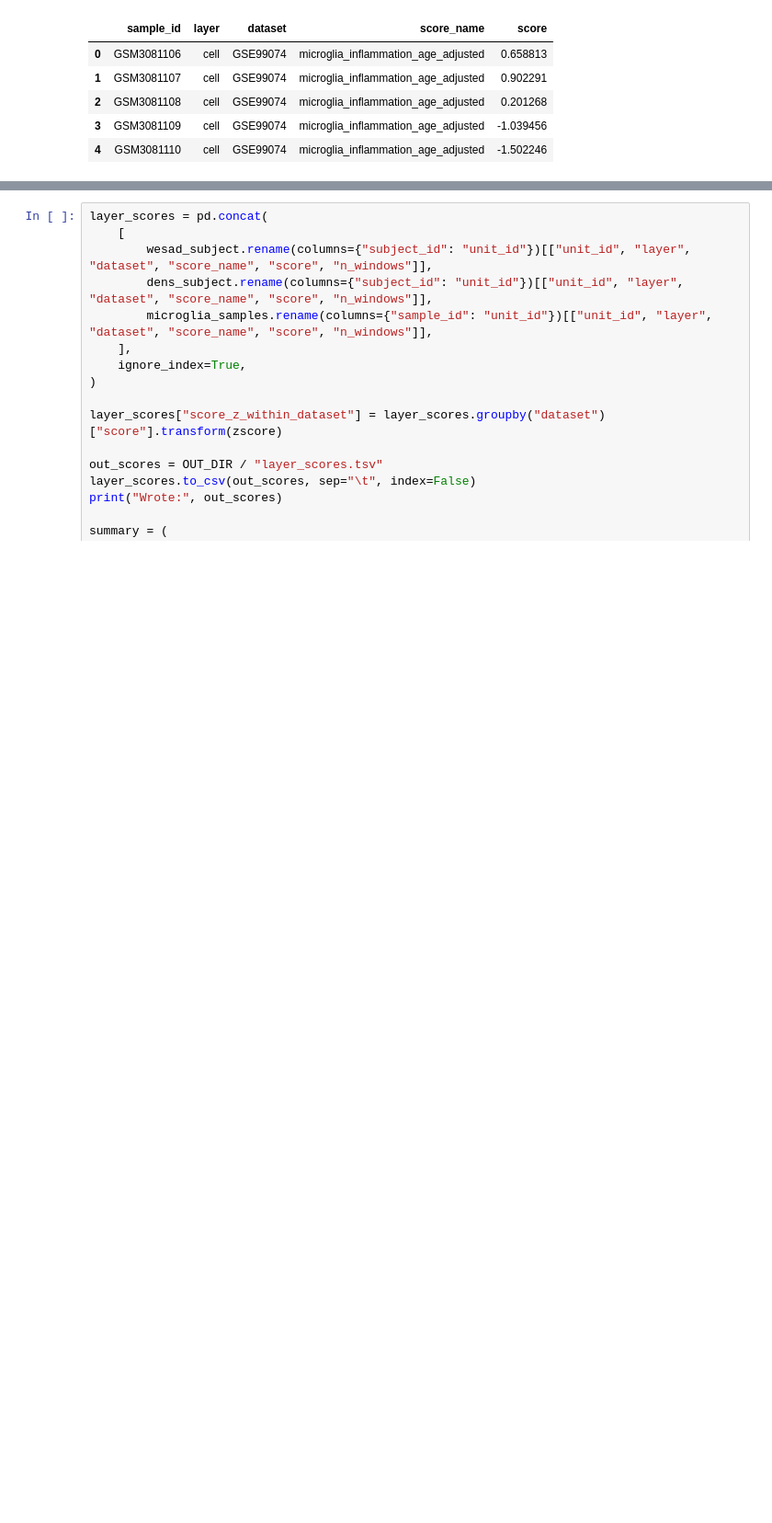
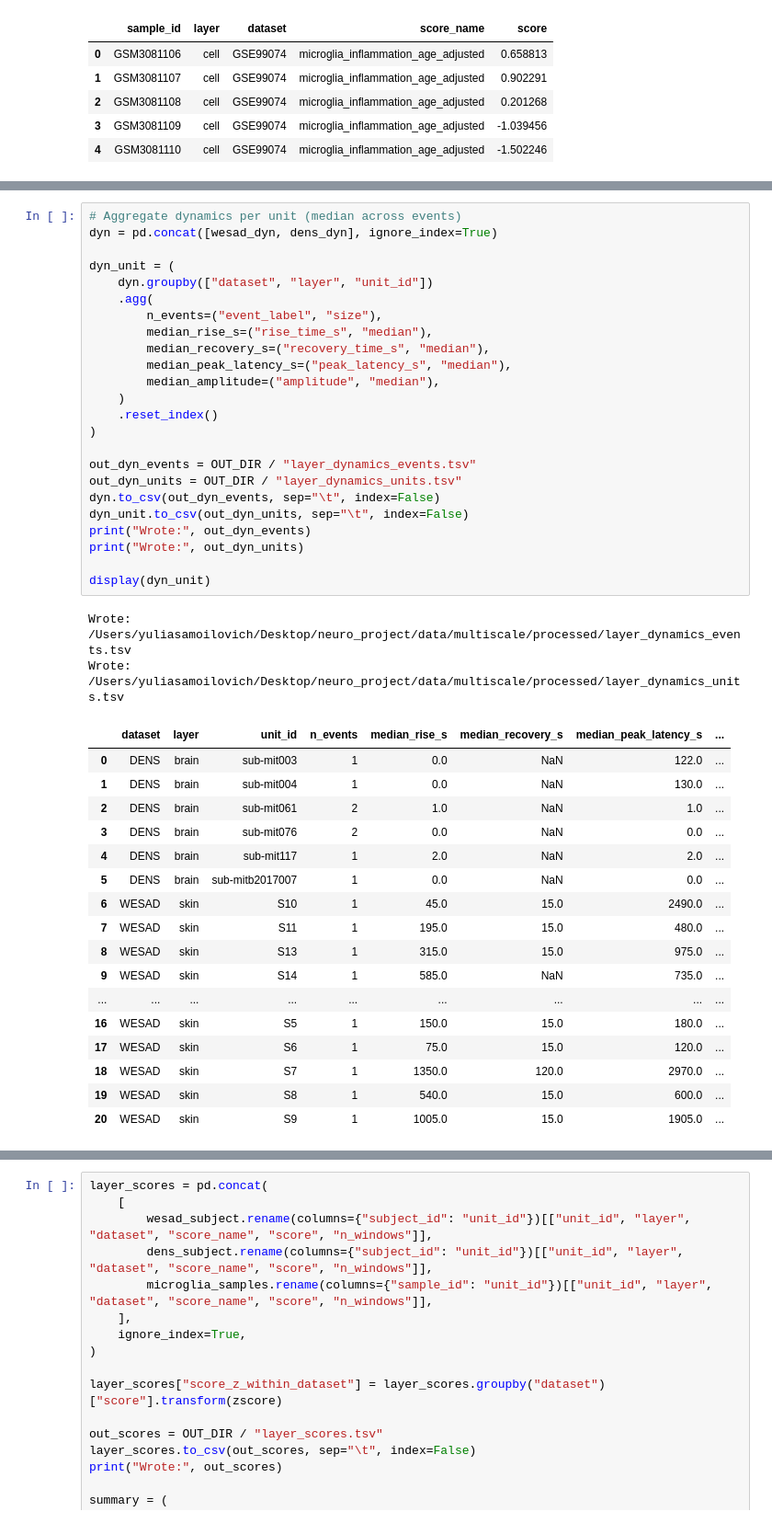
Before and after one commit to julia-sam/from-synapse-to-skin, a Jupyter notebook: notebooks/04_integration_analysis.ipynb, the cells around one changed output, grey strips where cells are left out. Shown at 92% size. Drawn from its saved outputs; the diff is of its cells as text; blank space fills up the shorter version.

```diff
--- a/notebooks/04_integration_analysis.ipynb
+++ b/notebooks/04_integration_analysis.ipynb
@@ -178 +371,45 @@ display(microglia_samples[["sample_id", "layer", "dataset", "score_name", "score
+# %%
+# Aggregate dynamics per unit (median across events)
+dyn = pd.concat([wesad_dyn, dens_dyn], ignore_index=True)
+
+dyn_unit = (
+    dyn.groupby(["dataset", "layer", "unit_id"])
+    .agg(
+        n_events=("event_label", "size"),
+        median_rise_s=("rise_time_s", "median"),
+        median_recovery_s=("recovery_time_s", "median"),
+        median_peak_latency_s=("peak_latency_s", "median"),
+        median_amplitude=("amplitude", "median"),
+    )
+    .reset_index()
+)
+
+out_dyn_events = OUT_DIR / "layer_dynamics_events.tsv"
+out_dyn_units = OUT_DIR / "layer_dynamics_units.tsv"
+dyn.to_csv(out_dyn_events, sep="\t", index=False)
+dyn_unit.to_csv(out_dyn_units, sep="\t", index=False)
+print("Wrote:", out_dyn_events)
+print("Wrote:", out_dyn_units)
+
+display(dyn_unit)
+# %% [output]
+Wrote: /Users/yuliasamoilovich/Desktop/neuro_project/data/multiscale/processed/layer_dynamics_events.tsv
+Wrote: /Users/yuliasamoilovich/Desktop/neuro_project/data/multiscale/processed/layer_dynamics_units.tsv
+|  | dataset | layer | unit_id | n_events | median_rise_s | median_recovery_s | median_peak_latency_s | ... |
+| 0 | DENS | brain | sub-mit003 | 1 | 0.0 | NaN | 122.0 | ... |
+| 1 | DENS | brain | sub-mit004 | 1 | 0.0 | NaN | 130.0 | ... |
+| 2 | DENS | brain | sub-mit061 | 2 | 1.0 | NaN | 1.0 | ... |
+| 3 | DENS | brain | sub-mit076 | 2 | 0.0 | NaN | 0.0 | ... |
+| 4 | DENS | brain | sub-mit117 | 1 | 2.0 | NaN | 2.0 | ... |
+| 5 | DENS | brain | sub-mitb2017007 | 1 | 0.0 | NaN | 0.0 | ... |
+| 6 | WESAD | skin | S10 | 1 | 45.0 | 15.0 | 2490.0 | ... |
+| 7 | WESAD | skin | S11 | 1 | 195.0 | 15.0 | 480.0 | ... |
+| 8 | WESAD | skin | S13 | 1 | 315.0 | 15.0 | 975.0 | ... |
+| 9 | WESAD | skin | S14 | 1 | 585.0 | NaN | 735.0 | ... |
+| ... | ... | ... | ... | ... | ... | ... | ... | ... |
+| 16 | WESAD | skin | S5 | 1 | 150.0 | 15.0 | 180.0 | ... |
+| 17 | WESAD | skin | S6 | 1 | 75.0 | 15.0 | 120.0 | ... |
+| 18 | WESAD | skin | S7 | 1 | 1350.0 | 120.0 | 2970.0 | ... |
+| 19 | WESAD | skin | S8 | 1 | 540.0 | 15.0 | 600.0 | ... |
+| 20 | WESAD | skin | S9 | 1 | 1005.0 | 15.0 | 1905.0 | ... |
 # %% [markdown]
```
Also changed, not shown: parts of 10 cells of this notebook.
